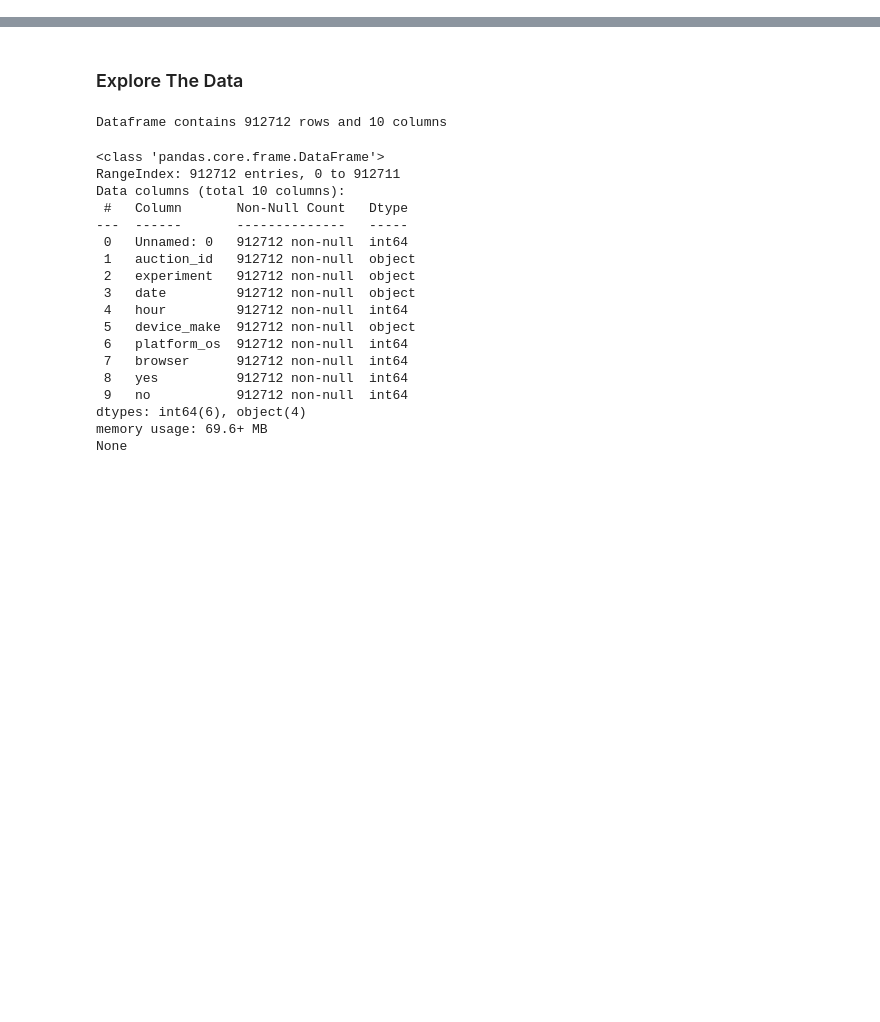
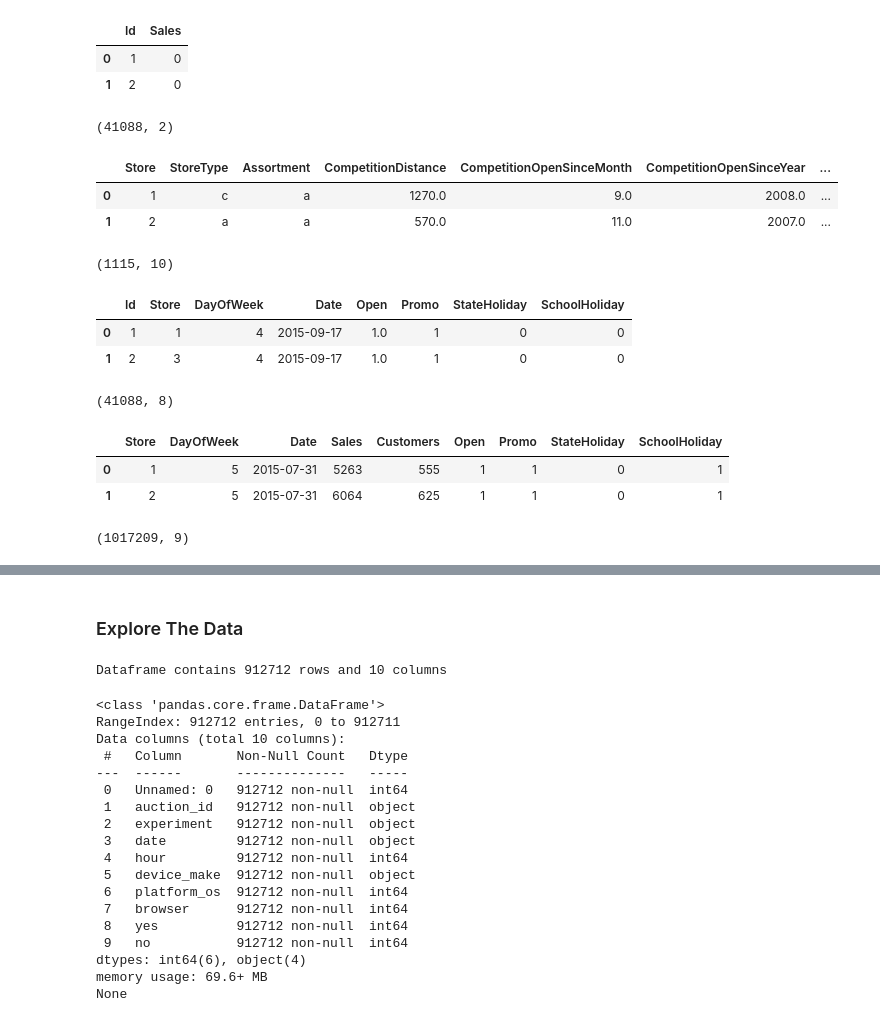
Before and after one commit to akrobi/timeseries_PharmaceuticalSalesPrediction, a Jupyter notebook: notebooks/eda.ipynb, the cells around one changed output, grey strips where cells are left out. Drawn from its saved outputs; the diff is of its cells as text; code cells hidden in the pictures; blank space fills up the shorter version.

```diff
--- a/notebooks/eda.ipynb
+++ b/notebooks/eda.ipynb
@@ -36,0 +64,40 @@ for dirname, _, filenames in os.walk('../data/'):
+# %%
+sample_df.head(2)
+# %% [output]
+|  | Id | Sales |
+| 0 | 1 | 0 |
+| 1 | 2 | 0 |
+# %%
+sample_df.shape
+# %% [output]
+(41088, 2)
+# %%
+store_df.head(2)
+# %% [output]
+|  | Store | StoreType | Assortment | CompetitionDistance | CompetitionOpenSinceMonth | CompetitionOpenSinceYear | ... |
+| 0 | 1 | c | a | 1270.0 | 9.0 | 2008.0 | ... |
+| 1 | 2 | a | a | 570.0 | 11.0 | 2007.0 | ... |
+# %%
+store_df.shape
+# %% [output]
+(1115, 10)
+# %%
+test_df.head(2)
+# %% [output]
+|  | Id | Store | DayOfWeek | Date | Open | Promo | StateHoliday | SchoolHoliday |
+| 0 | 1 | 1 | 4 | 2015-09-17 | 1.0 | 1 | 0 | 0 |
+| 1 | 2 | 3 | 4 | 2015-09-17 | 1.0 | 1 | 0 | 0 |
+# %%
+test_df.shape
+# %% [output]
+(41088, 8)
+# %%
+train_df.head(2)
+# %% [output]
+|  | Store | DayOfWeek | Date | Sales | Customers | Open | Promo | StateHoliday | SchoolHoliday |
+| 0 | 1 | 5 | 2015-07-31 | 5263 | 555 | 1 | 1 | 0 | 1 |
+| 1 | 2 | 5 | 2015-07-31 | 6064 | 625 | 1 | 1 | 0 | 1 |
+# %%
+train_df.shape
+# %% [output]
+(1017209, 9)
```
Also changed, not shown: parts of 19 cells of this notebook.
